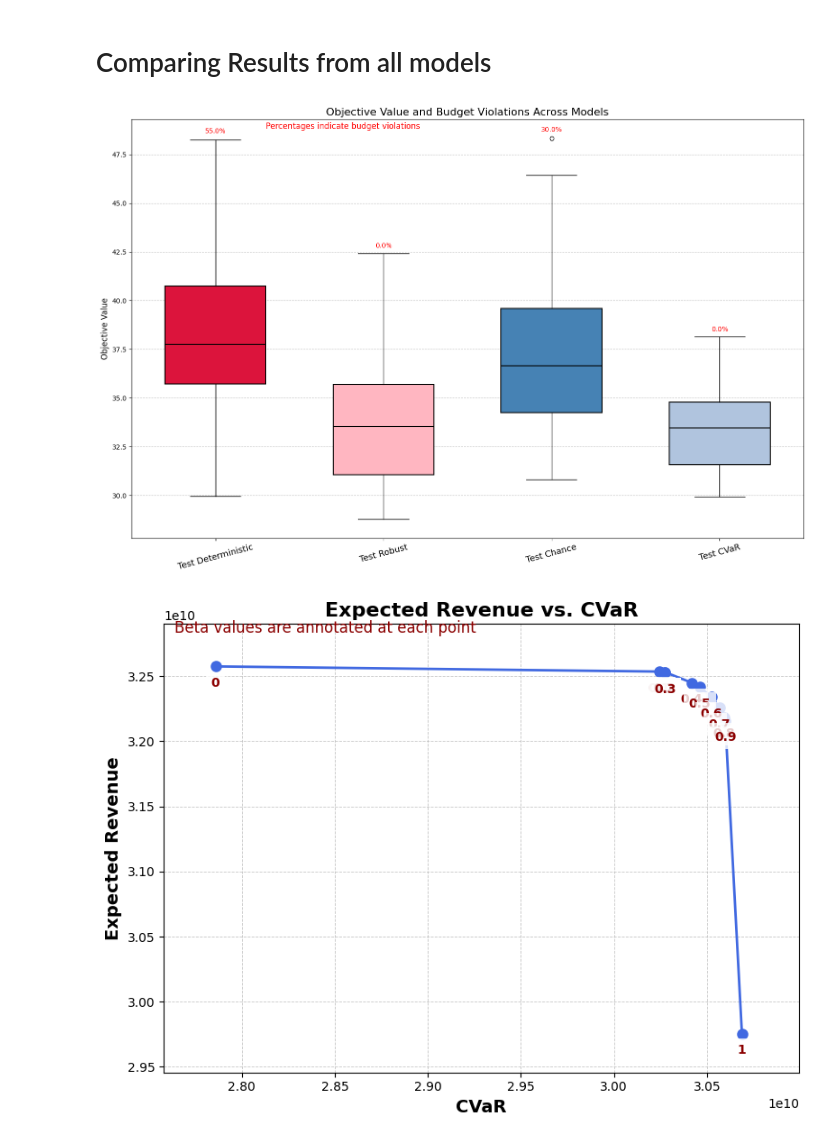
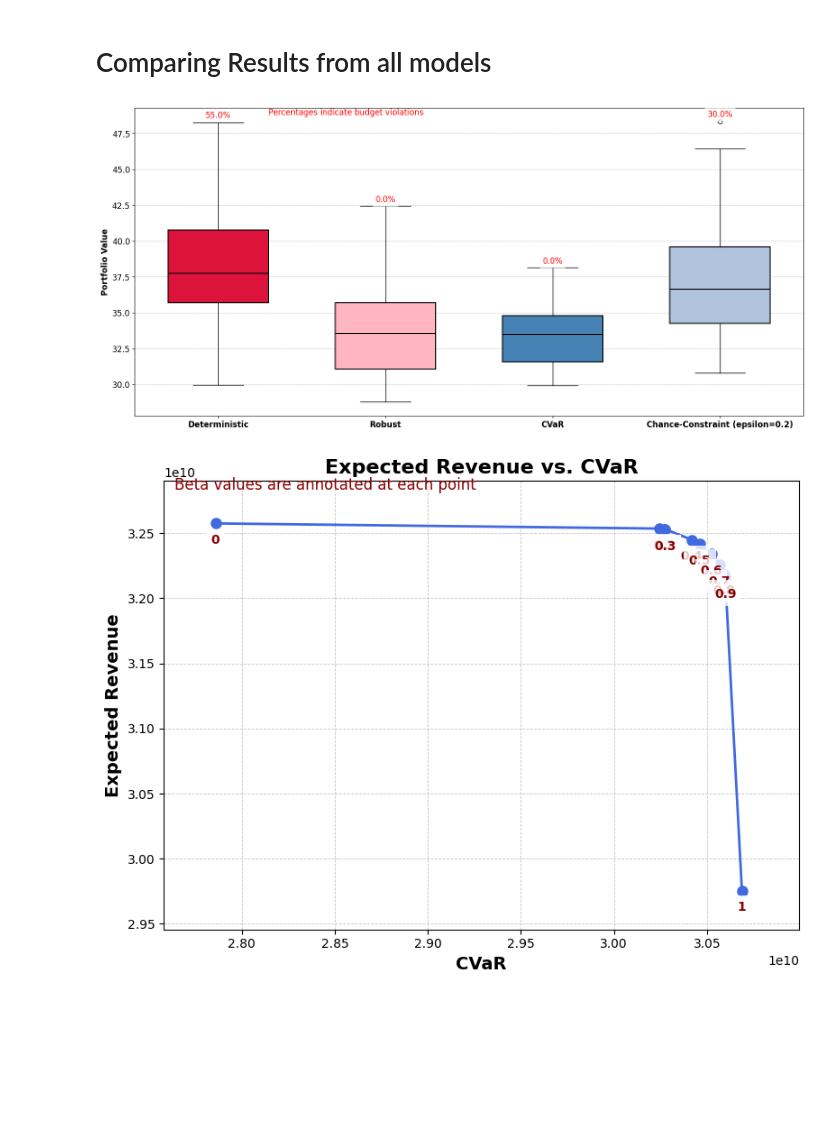
Before and after one commit to bioapfelsaft123/Opti, a Jupyter notebook: AssignmentV2/Main Code/Assignment_Class.ipynb, the cells around one changed output. Cells and saved outputs as stored; diff of their text form; code cells hidden in the pictures; blank space fills up the shorter version.

Commit message:
Update CVaR and Stochastic comparison plot

```diff
--- a/AssignmentV2/Main Code/Assignment_Class.ipynb
+++ b/AssignmentV2/Main Code/Assignment_Class.ipynb
@@ -49,5 +49,5 @@ DataObj = InputData(Dem, Uti, Load_Z, Gen_E_OpCost, Gen_N_OpCost, Gen_N_MaxInvCa
 ### 1) Market Clearing
 # %%
 # Run the Market Clearing Problem
-MarketClearing1 = MarketClearingModel1(ParametersObj_SHORT, DataObj_SHORT)
+MarketClearing1 = MarketClearingModel1(ParametersObj, DataObj)
 # %% [output]
@@ -506,13 +506,13 @@ class Test_and_Train_model():
 # %%
 # Run the Test_and_Train_model for Robust, Chance and CVaR, for train and test sets, and store the results in lists
 Train_Robust = Test_and_Train_model(ParametersObj, DataObj, MarketClearing1.res.DA_price, Mode='Robust')
-#Train_Chance = Test_and_Train_model(ParametersObj, DataObj, MarketClearing1.res.DA_price, Mode='Chance', epsilon=0.2)
-#Train_CVaR = Test_and_Train_model(ParametersObj, DataObj, MarketClearing1.res.DA_price, Mode='CVaR', Beta=0.5, Alpha=0.95)
-#Train_Deterministic = Test_and_Train_model(ParametersObj, DataObj, MarketClearing1.res.DA_price, Mode='Deterministic')
-#Test_Robust = Test_and_Train_model(ParametersObj, DataObj, MarketClearing1.res.DA_price, Mode='Robust', Type='Test', Targets=Train_Robust.res.P_N)
-#Test_Chance = Test_and_Train_model(ParametersObj, DataObj, MarketClearing1.res.DA_price, Mode='Chance', Type='Test', Targets=Train_Chance.res.P_N, epsilon=1)
-#Test_CVaR = Test_and_Train_model(ParametersObj, DataObj, MarketClearing1.res.DA_price, Mode='CVaR', Type='Test', Targets=Train_CVaR.res.P_N)
-#Test_Deterministic = Test_and_Train_model(ParametersObj, DataObj, MarketClearing1.res.DA_price, Mode='Deterministic', Type='Test', Targets=Train_Deterministic.res.P_N)
+Train_Chance = Test_and_Train_model(ParametersObj, DataObj, MarketClearing1.res.DA_price, Mode='Chance', epsilon=0.2)
+Train_CVaR = Test_and_Train_model(ParametersObj, DataObj, MarketClearing1.res.DA_price, Mode='CVaR', Beta=0.5, Alpha=0.95)
+Train_Deterministic = Test_and_Train_model(ParametersObj, DataObj, MarketClearing1.res.DA_price, Mode='Deterministic')
+Test_Robust = Test_and_Train_model(ParametersObj, DataObj, MarketClearing1.res.DA_price, Mode='Robust', Type='Test', Targets=Train_Robust.res.P_N)
+Test_Chance = Test_and_Train_model(ParametersObj, DataObj, MarketClearing1.res.DA_price, Mode='Chance', Type='Test', Targets=Train_Chance.res.P_N, epsilon=1)
+Test_CVaR = Test_and_Train_model(ParametersObj, DataObj, MarketClearing1.res.DA_price, Mode='CVaR', Type='Test', Targets=Train_CVaR.res.P_N)
+Test_Deterministic = Test_and_Train_model(ParametersObj, DataObj, MarketClearing1.res.DA_price, Mode='Deterministic', Type='Test', Targets=Train_Deterministic.res.P_N)
 # %% [output]
 Set parameter Presolve to value 2
 Set parameter Threads to value 4
@@ -898,21 +909,22 @@ objective_values = [
     Test_Deterministic.res.objective_values,
     #Train_Robust.res.objective_values,
     Test_Robust.res.objective_values,
+    #Train_CVaR.res.objective_values,
+    Test_CVaR.res.objective_values,
     #Train_Chance.res.objective_values,
     Test_Chance.res.objective_values,
-    #Train_CVaR.res.objective_values,
-    Test_CVaR.res.objective_values,
 
 ]
 labels = [
     #'Train Deterministic',
-    'Test Deterministic',
+    'Deterministic',
     #'Train Robust',
-    'Test Robust',
+    'Robust',
+    #'Train CVaR',
+    'CVaR',
     #'Train Chance',
-    'Test Chance',
-    #'Train CVaR',
-    'Test CVaR',
+    'Chance-Constraint (epsilon=0.2)',
+
 
 ]
 violated_percentages = [
@@ -920,43 +932,50 @@ violated_percentages = [
     np.mean(Test_Deterministic.res.violated_budget) * 100,
     #np.mean(Train_Robust.res.violated_budget) * 100,
     np.mean(Test_Robust.res.violated_budget) * 100,
+     #np.mean(Train_CVaR.res.violated_budget) * 100,
+    np.mean(Test_CVaR.res.violated_budget) * 100,
     #np.mean(Train_Chance.res.violated_budget) * 100,
     np.mean(Test_Chance.res.violated_budget) * 100,
-    #np.mean(Train_CVaR.res.violated_budget) * 100,
-    np.mean(Test_CVaR.res.violated_budget) * 100,
+
 
 ]
 
 # Define color palette
 colors_light = ['#FFB6C1', '#B0C4DE', '#E6E6FA', '#F0E68C']
 colors_dark = ['#DC143C', '#4682B4', '#9370DB', '#FFD700']
 
 # Plot
-plt.figure(figsize=(15, 10))
+plt.figure(figsize=(15, 7))
 for i, (values, label, violated_pct) in enumerate(zip(objective_values, labels, violated_percentages), start=1):
     color = colors_dark[(i-1)//2] if i % 2 == 1 else colors_light[(i-1)//2]
     plt.boxplot(values, positions=[i], widths=0.6, patch_artist=True, boxprops=dict(facecolor=color, color='black', linewidth=1.5), medianprops=dict(color='black', linewidth=1.5))
-    plt.text( i, max(values) * 1.007, f'{violated_pct:.1f}%', ha='center', fontsize=10, color='red', bbox=dict(facecolor='white', edgecolor='none', alpha=0.7))
+    plt.text( i, max(values) * 1.007, f'{violated_pct:.1f}%', ha='center', fontsize=12, color='red', bbox=dict(facecolor='white', edgecolor='none', alpha=0.7))
 
 # Axis labels and title
-plt.xticks(range(1, len(labels) + 1), labels, rotation=15, fontsize=13)
-plt.ylabel('Objective Value', fontsize=12)
-plt.title('Objective Value and Budget Violations Across Models', fontsize=16)
+plt.xticks(range(1, len(labels) + 1), labels, rotation=15, fontsize=13, fontweight='bold')
+plt.ylabel('Portfolio Value', fontsize=12, fontweight='bold')
+
+#Set tick marks to font size 12
+plt.xticks(fontsize=12)
+plt.yticks(fontsize=12)
+
+#Make labels straight
+plt.xticks(rotation=0)
 
 # Gridlines
 plt.grid(axis='y', linestyle='--', alpha=0.7)
 
 # Legend
 plt.text(
     1.3, max(max(values) for values in objective_values) * 1.01,
     'Percentages indicate budget violations', fontsize=12, color='red', ha='left'
 )
 
 # Tight layout and display
 plt.tight_layout()
 plt.show()
 # %% [output]
-[figure, old version]
+[figure, new version]
 # %%
 ## PLOT THE RESULTS
 plt.figure(figsize=(8, 6))  # Normal-sized dimensions
```
Also changed, not shown: parts of 9 cells of this notebook.
